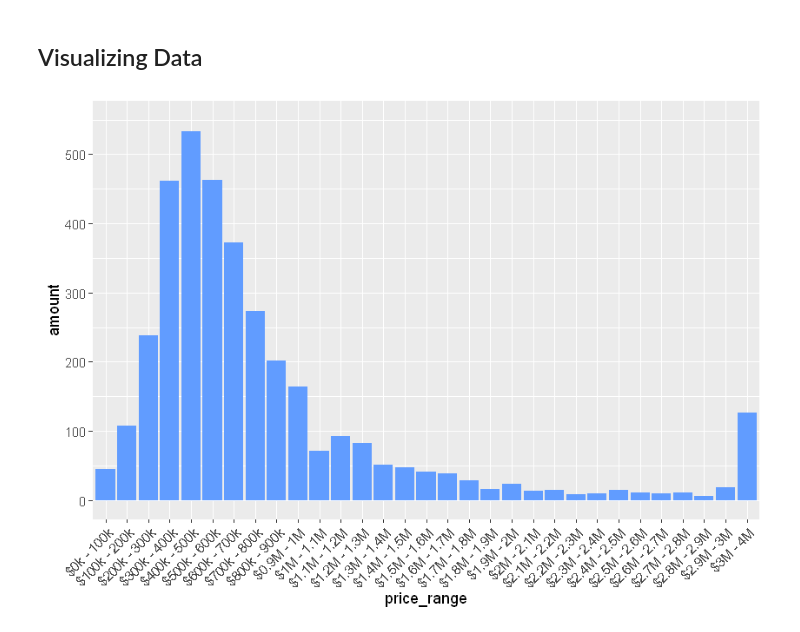
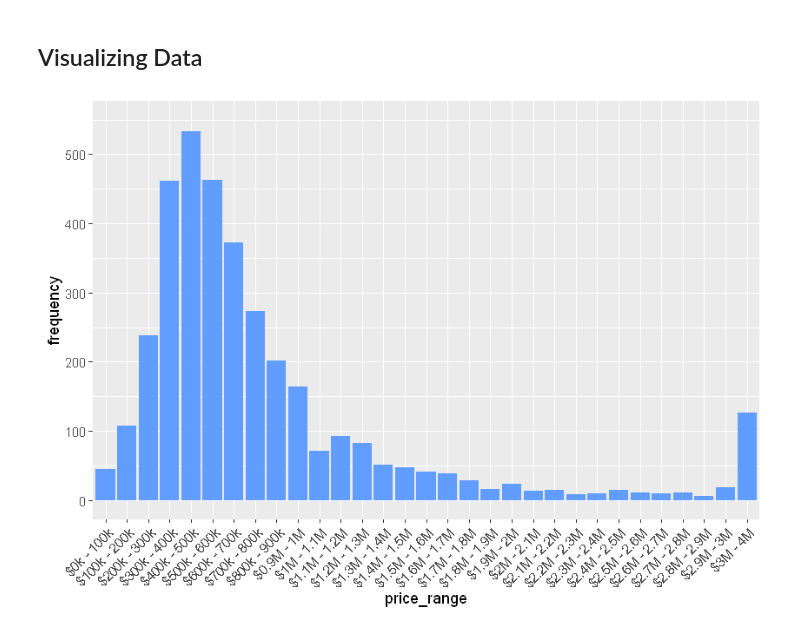
Before and after one commit to arvin-panganiban/california-sale-properties, a Jupyter notebook: California Sale Properties.ipynb, the cells around one changed output. Saved outputs shown, nothing was run; the diff lists cells and outputs as text; code cells hidden in the pictures.

```diff
--- a/California Sale Properties.ipynb
+++ b/California Sale Properties.ipynb
@@ -86,12 +79,0 @@ for (x in seq(100000, 3000000, by=100000)){
-# %%
-plot_price[nrow(plot_price)+1, ] <- c('$3M - 4M', nrow(subset(housing, housing$price > 3000000)))
-plot_price$amount <- as.integer(plot_price$amount)
-# %%
-plot <- ggplot(plot_price, aes(price_range, amount)) +
-        geom_bar(stat='identity', fill='#619CFF') +
-        theme(axis.text.x = element_text(angle=45, vjust=1, hjust=1)) +
-        scale_y_continuous(limits = c(0,550), breaks=seq(0,550,100)) +
-        scale_x_discrete(limits=plot_price$price_range)
-plot
-# %% [output]
-[figure, removed]
@@ -97,0 +90,12 @@ plot
+# %%
+plot_price[nrow(plot_price)+1, ] <- c('$3M - 4M', nrow(subset(housing, housing$price > 3000000)))
+plot_price$frequency <- as.integer(plot_price$frequency)
+# %%
+plot <- ggplot(plot_price, aes(price_range, frequency)) +
+        geom_bar(stat='identity', fill='#619CFF') +
+        theme(axis.text.x = element_text(angle=45, vjust=1, hjust=1)) +
+        scale_y_continuous(limits = c(0,550), breaks=seq(0,550,100)) +
+        scale_x_discrete(limits=plot_price$price_range)
+plot
+# %% [output]
+[figure, added]
```
Also changed, not shown: parts of 30 cells of this notebook.
